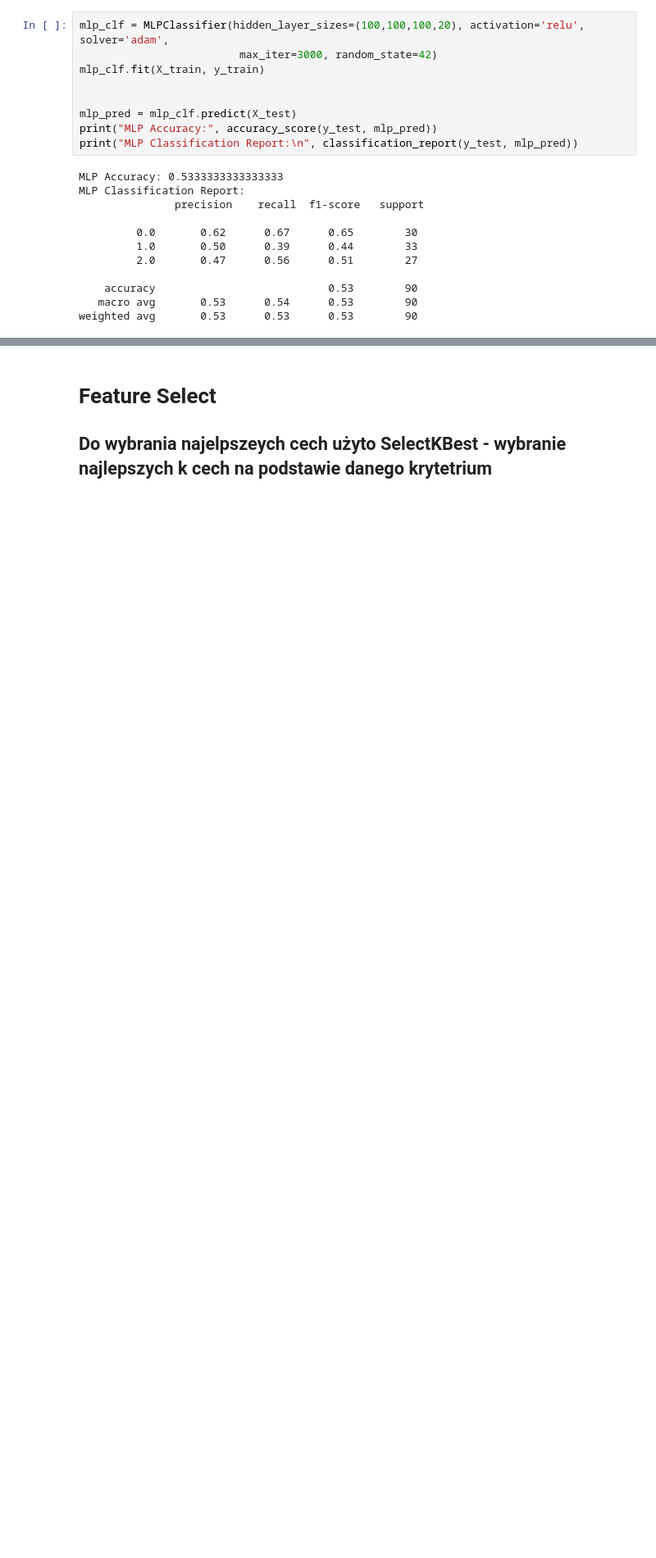
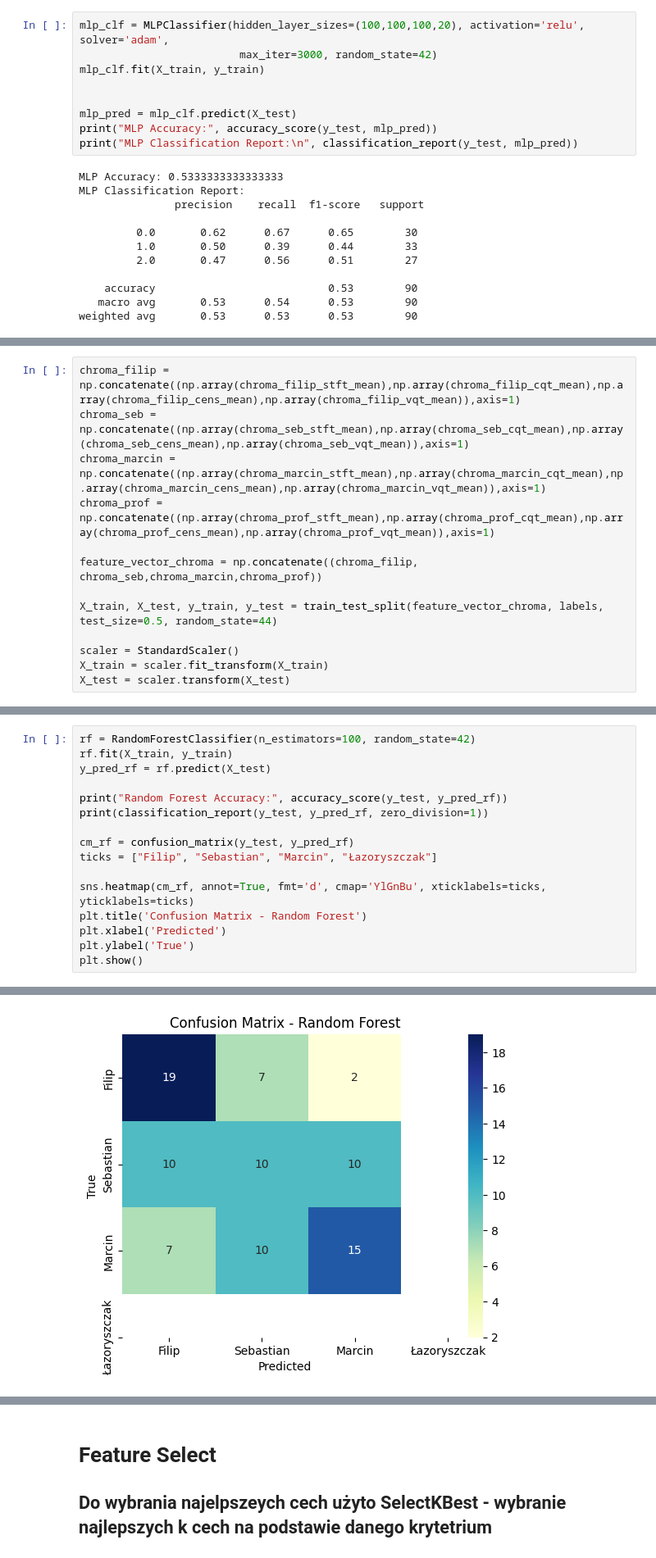
Before and after one commit to Glitterfrost/Acustic-Signals-Project, a Jupyter notebook: project_emotions.ipynb, the cells around one changed output, grey strips where cells are left out. Shown: that part at 82% size. Drawn from its saved outputs; the diff is of its cells as text; blank space fills up the shorter version.

```diff
--- a/project_emotions.ipynb
+++ b/project_emotions.ipynb
@@ -382,0 +582,13 @@ plt.show()
+# %%
+chroma_filip = np.concatenate((np.array(chroma_filip_stft_mean),np.array(chroma_filip_cqt_mean),np.array(chroma_filip_cens_mean),np.array(chroma_filip_vqt_mean)),axis=1)
+chroma_seb = np.concatenate((np.array(chroma_seb_stft_mean),np.array(chroma_seb_cqt_mean),np.array(chroma_seb_cens_mean),np.array(chroma_seb_vqt_mean)),axis=1)
+chroma_marcin = np.concatenate((np.array(chroma_marcin_stft_mean),np.array(chroma_marcin_cqt_mean),np.array(chroma_marcin_cens_mean),np.array(chroma_marcin_vqt_mean)),axis=1)
+chroma_prof = np.concatenate((np.array(chroma_prof_stft_mean),np.array(chroma_prof_cqt_mean),np.array(chroma_prof_cens_mean),np.array(chroma_prof_vqt_mean)),axis=1)
+
+feature_vector_chroma = np.concatenate((chroma_filip, chroma_seb,chroma_marcin,chroma_prof))
+
+X_train, X_test, y_train, y_test = train_test_split(feature_vector_chroma, labels, test_size=0.5, random_state=44)
+
+scaler = StandardScaler()
+X_train = scaler.fit_transform(X_train)
+X_test = scaler.transform(X_test)
@@ -382,0 +597,17 @@ plt.show()
+# %%
+rf = RandomForestClassifier(n_estimators=100, random_state=42)
+rf.fit(X_train, y_train)
+y_pred_rf = rf.predict(X_test)
+
+print("Random Forest Accuracy:", accuracy_score(y_test, y_pred_rf))
+print(classification_report(y_test, y_pred_rf, zero_division=1))
+
+cm_rf = confusion_matrix(y_test, y_pred_rf)
+ticks = ["Filip", "Sebastian", "Marcin", "Łazoryszczak"]
+
+sns.heatmap(cm_rf, annot=True, fmt='d', cmap='YlGnBu', xticklabels=ticks, yticklabels=ticks)
+plt.title('Confusion Matrix - Random Forest')
+plt.xlabel('Predicted')
+plt.ylabel('True')
+plt.show()
+# %% [output]
@@ -382,0 +624 @@ plt.show()
+[figure, added]
```
Also changed, not shown: parts of 42 cells of this notebook, 3 other files.
